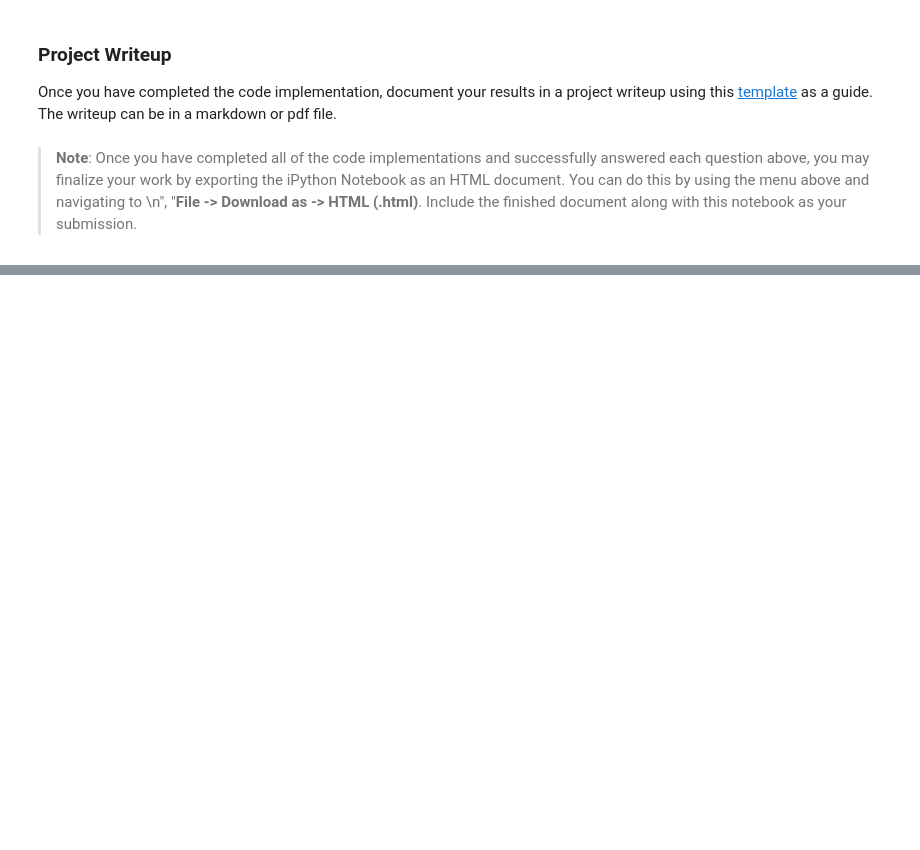
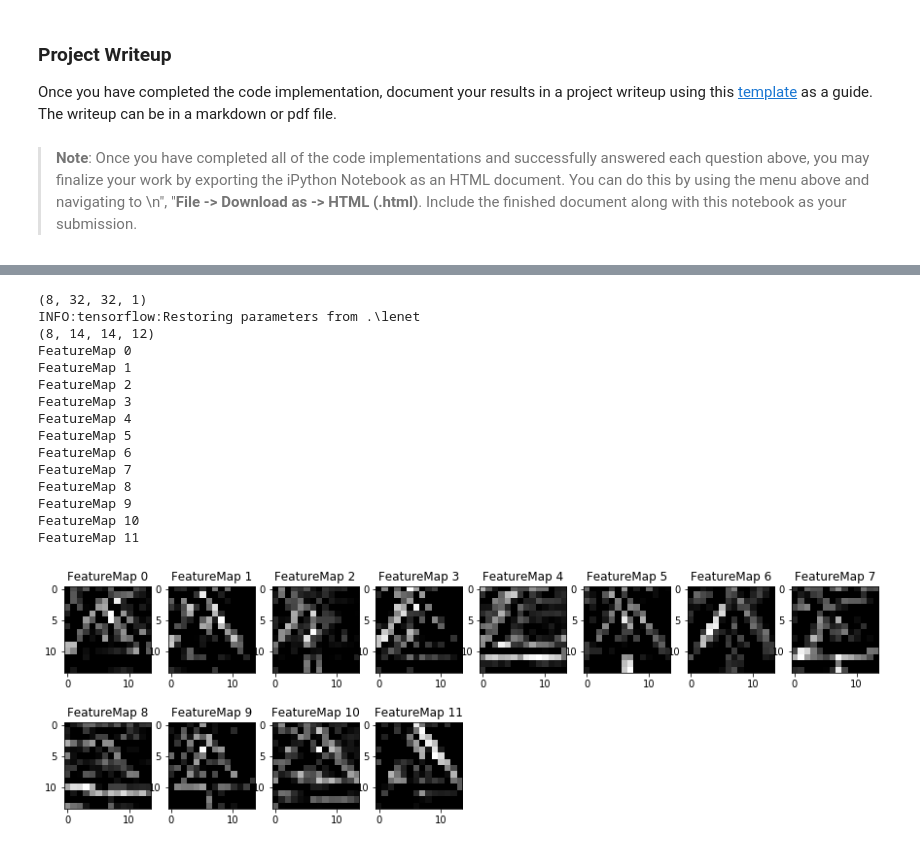
Before and after one commit to chengzg/Traffic_Sign_Classifier, a Jupyter notebook: Traffic_Sign_Classifier.ipynb, the cells around one changed output, grey strips where cells are left out. Drawn from its saved outputs; the diff is of its cells as text; code cells hidden in the pictures; blank space fills up the shorter version.

```diff
--- a/Traffic_Sign_Classifier.ipynb
+++ b/Traffic_Sign_Classifier.ipynb
@@ -653,7 +657,7 @@ sets imply underfitting. A high accuracy on the training set but low accuracy on
 ### the accuracy on the test set should be calculated and reported as well.
 ### Feel free to use as many code cells as needed.
 from sklearn.utils import shuffle
-EPOCHS = 30
+EPOCHS = 20
 BATCH_SIZE = 128
 
 # SET TRAINING MODEL
@@ -821,8 +829,3 @@ new_images_array1, _, _ = enhance_contrast(new_images_array, [], [])
 new_images_array2, _, _ = gray_out_images(new_images_array1, [], [])
 new_images_array3 = new_images_array2.astype(np.float32);
 new_images_array3 = (new_images_array3 / 127.5) - 1
-
-for image in new_images_array3:
-    image1 = np.expand_dims(image, axis=0)
-    print(image1.shape)
-    logits = LeNet(image1)
@@ -911,14 +896,15 @@ Looking just at the first row we get `[ 0.34763842,  0.24879643,  0.12789202]`,
 #       [ 0.09561176,  0.34396535,  0.0643941 ,  0.16240774,  0.24206137,
 #         0.09155967]])
 
-x = tf.placeholder(tf.float32, new_images_array3[0].shape)
+#print(sess.run(tf.nn.top_k(tf.constant(a), k=3)))
+
+softmax_logits= tf.nn.softmax(logits)
+topK = tf.nn.top_k(softmax_logits, k=3)
 
 with tf.Session() as sess:
-    #print(sess.run(tf.nn.top_k(tf.constant(a), k=3)))
-    for image in new_images_array3:
-        #image1 = np.expand_dims(image, axis=0)
-        #print(image1.shape)
-        image1 = image
-        logits = LeNet(x)
-        sess.run(tf.nn.top_k(logits, k=3), feed_dict = {x: image1})
+    saver.restore(sess, tf.train.latest_checkpoint("."))
+    values, indices = sess.run(topK, feed_dict = {x: new_images_array3, keep_prob: 1.0})
+    print(values)
+    print("=========================")
+    print(indices)
 # %% [output]
@@ -952,29 +955,52 @@ For an example of what feature map outputs look like, check out NVIDIA's results
 # %%
 ### Visualize your network's feature maps here.
 ### Feel free to use as many code cells as needed.
 
 # image_input: the test image being fed into the network to produce the feature maps
 # tf_activation: should be a tf variable name used during your training procedure that represents the calculated state of a specific weight layer
 # activation_min/max: can be used to view the activation contrast in more detail, by default matplot sets min and max to the actual min and max values of the output
 # plt_num: used to plot out multiple different weight feature map sets on the same block, just extend the plt number for each new feature map entry
 
 def outputFeatureMap(image_input, tf_activation, activation_min=-1, activation_max=-1 ,plt_num=1):
     # Here make sure to preprocess your image_input in a way your network expects
     # with size, normalization, ect if needed
     # image_input =
     # Note: x should be the same name as your network's tensorflow data placeholder variable
     # If you get an error tf_activation is not defined it may be having trouble accessing the variable from inside a function
     activation = tf_activation.eval(session=sess,feed_dict={x : image_input})
+    print(activation.shape)
     featuremaps = activation.shape[3]
     plt.figure(plt_num, figsize=(15,15))
     for featuremap in range(featuremaps):
         plt.subplot(6,8, featuremap+1) # sets the number of feature maps to show on each row and column
         plt.title('FeatureMap ' + str(featuremap)) # displays the feature map number
         if activation_min != -1 & activation_max != -1:
             plt.imshow(activation[0,:,:, featuremap], interpolation="nearest", vmin =activation_min, vmax=activation_max, cmap="gray")
         elif activation_max != -1:
             plt.imshow(activation[0,:,:, featuremap], interpolation="nearest", vmax=activation_max, cmap="gray")
         elif activation_min !=-1:
             plt.imshow(activation[0,:,:, featuremap], interpolation="nearest", vmin=activation_min, cmap="gray")
         else:
             plt.imshow(activation[0,:,:, featuremap], interpolation="nearest", cmap="gray")
+
+print(new_images_array3.shape)
+sess = tf.Session()
+saver.restore(sess, tf.train.latest_checkpoint("."))
+outputFeatureMap(new_images_array3, conv1)
+# %% [output]
+(8, 32, 32, 1)
+INFO:tensorflow:Restoring parameters from .\lenet
+(8, 14, 14, 12)
+FeatureMap 0
+FeatureMap 1
+FeatureMap 2
+FeatureMap 3
+FeatureMap 4
+FeatureMap 5
+FeatureMap 6
+FeatureMap 7
+FeatureMap 8
+FeatureMap 9
+FeatureMap 10
+FeatureMap 11
+[figure, added]
```
Also changed, not shown: parts of 11 cells of this notebook, 4 other files.
